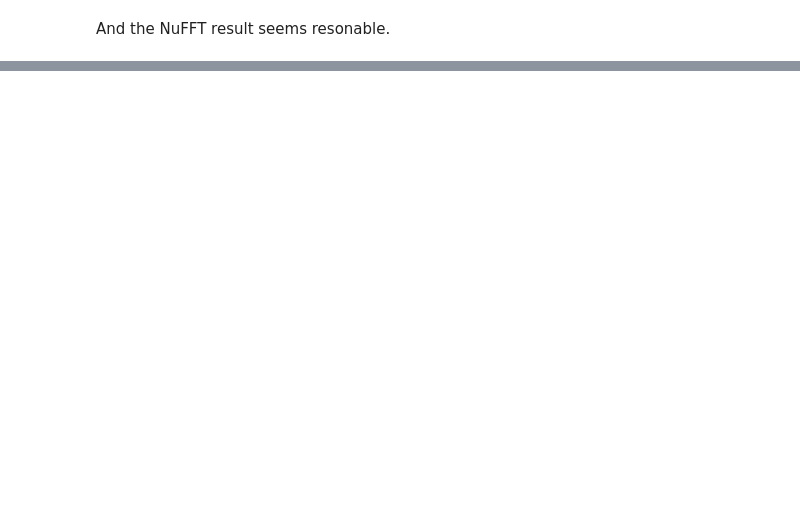
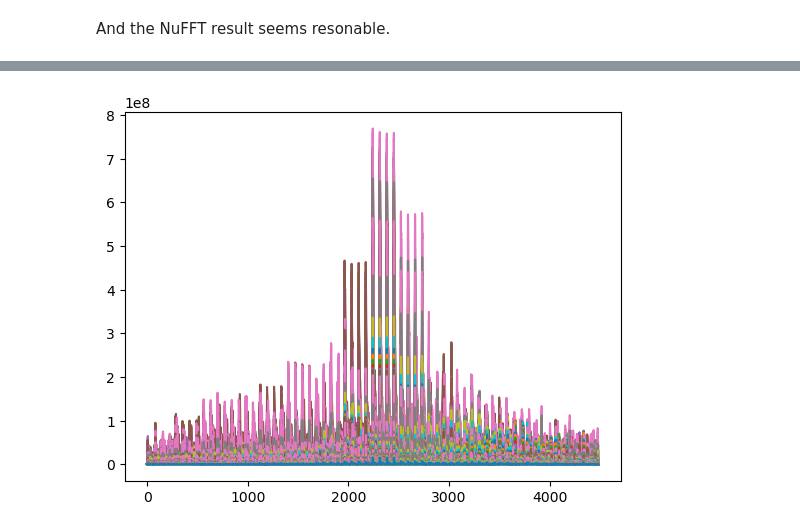
Before and after one commit to Xiao-JI-94158/pyHydra, a Jupyter notebook: SpiralStack20240731.ipynb, the cells around one changed output, grey strips where cells are left out. Cells and saved outputs as stored; diff of their text form; code cells hidden in the pictures; blank space fills up the shorter version.

```diff
--- a/SpiralStack20240731.ipynb
+++ b/SpiralStack20240731.ipynb
@@ -104,11 +44,0 @@ The stupid Bruker recon has bug
-# %%
-bruker_data = hpSpiral3d.dataset['DATA']['2dseq']
-
-img_shape = [int(x) for x in hpSpiral3d.dataset['PARAM']['method'][0]['PVM_Matrix']]
-print(img_shape)
-NR = hpSpiral3d.dataset['PARAM']['method'][0]['PVM_NRepetitions']
-
-bruker_data = np.reshape(bruker_data, img_shape)
-plt.figure()
-plt.imshow(bruker_data[8], cmap=cm.YlGnBu)
-plt.show()
@@ -155,0 +157,17 @@ And the NuFFT result seems resonable.
+# %%
+path_root = 'C:/Users/Xiao JI/OneDrive - University of California, San Francisco/Documents/Projects/HP-bSSFP/20240731-FreqSweep/proton-pm-2kHz'
+exp_idx_list = np.arange(12,413)
+fids = []
+
+
+for exp_idx in exp_idx_list:
+    exp_path = os.path.join(path_root, str(exp_idx))
+    SpiralStack3d = BrukerPV360Exp(exp_path, is_verbose=False)
+    offset = (SpiralStack3d.dataset['PARAM']['method'][0]['PVM_FrqWorkOffset'])[0]
+    FID, _, _, _ = parse_spiral_stack_data(SpiralStack3d, does_recon_k=False, does_recon_img=False)
+    fids.append((offset, FID))
+    plt.plot(np.abs(FID[0]))
+
+plt.show()
+# %% [output]
+[figure, added]
```
Also changed, not shown: parts of 12 cells of this notebook, 2 other files.
